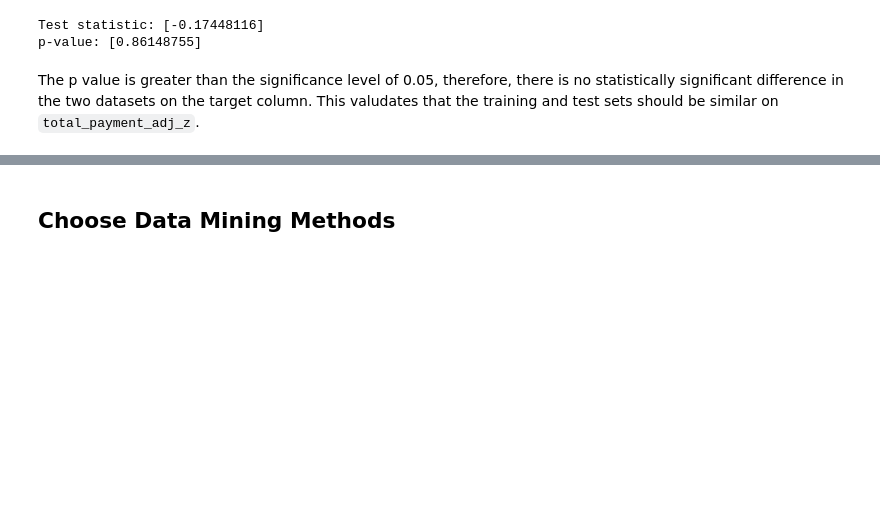
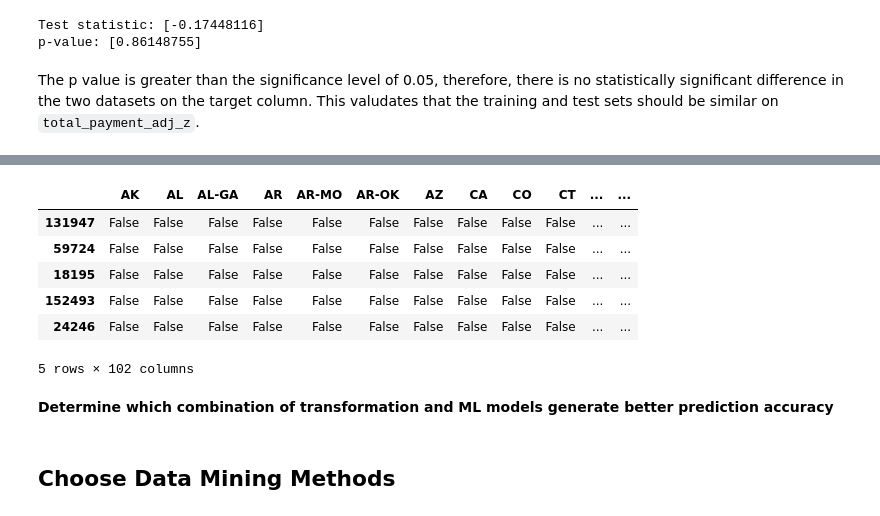
Before and after one commit to renaqd/team7-ADS502, a Jupyter notebook: team7-Final.ipynb, the cells around one changed output, grey strips where cells are left out. Cells and saved outputs as stored; diff of their text form; code cells hidden in the pictures; blank space fills up the shorter version.

```diff
--- a/team7-Final.ipynb
+++ b/team7-Final.ipynb
@@ -732,3 +1033,16 @@ The p value is greater than the significance level of 0.05, therefore, there is
+# %%
+train_encoded = pd.get_dummies(train_cbsa['state'])
+train_encoded.head()
+# %% [output]
+|  | AK | AL | AL-GA | AR | AR-MO | AR-OK | AZ | CA | CO | CT | ... | ... |
+| 131947 | False | False | False | False | False | False | False | False | False | False | ... | ... |
+| 59724 | False | False | False | False | False | False | False | False | False | False | ... | ... |
+| 18195 | False | False | False | False | False | False | False | False | False | False | ... | ... |
+| 152493 | False | False | False | False | False | False | False | False | False | False | ... | ... |
+| 24246 | False | False | False | False | False | False | False | False | False | False | ... | ... |
+5 rows × 102 columns
+# %% [markdown]
+**Determine which combination of transformation and ML models generate better prediction accuracy**
 # %% [markdown]
 ## Choose Data Mining Methods
 # %% [markdown]
```
Also changed, not shown: parts of 56 cells of this notebook.
